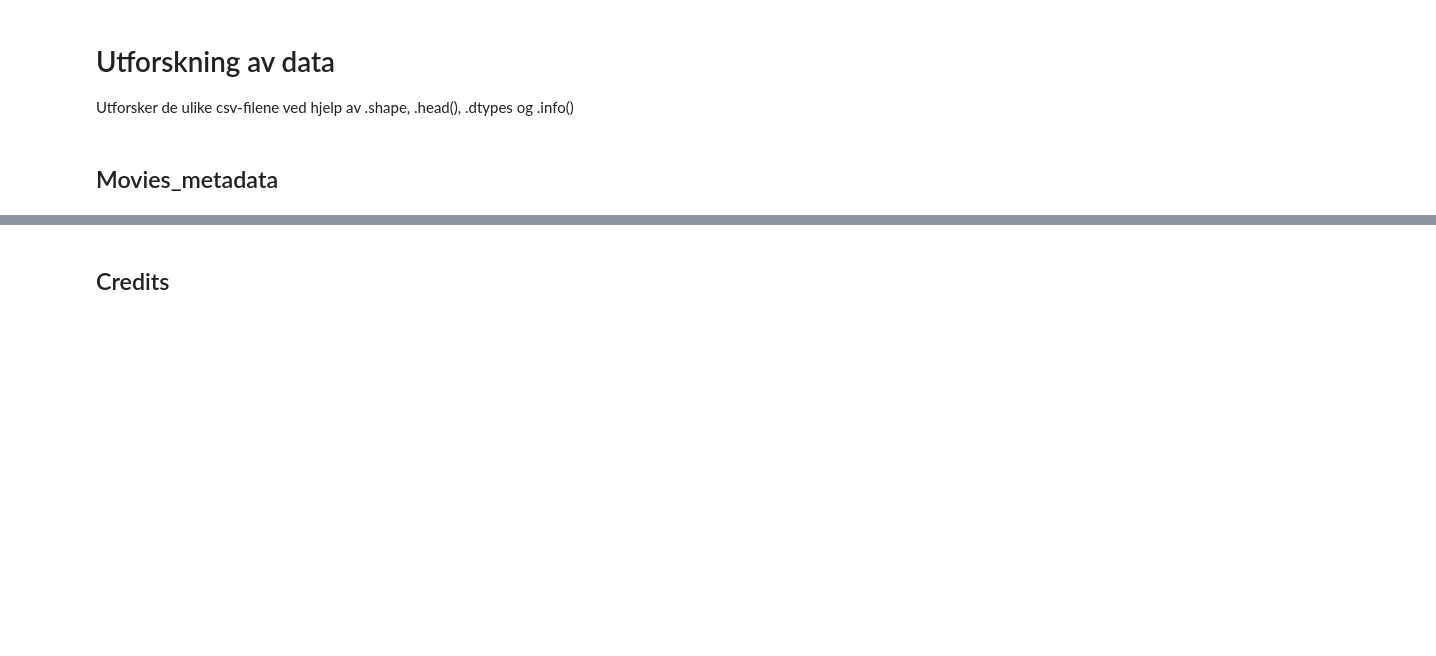
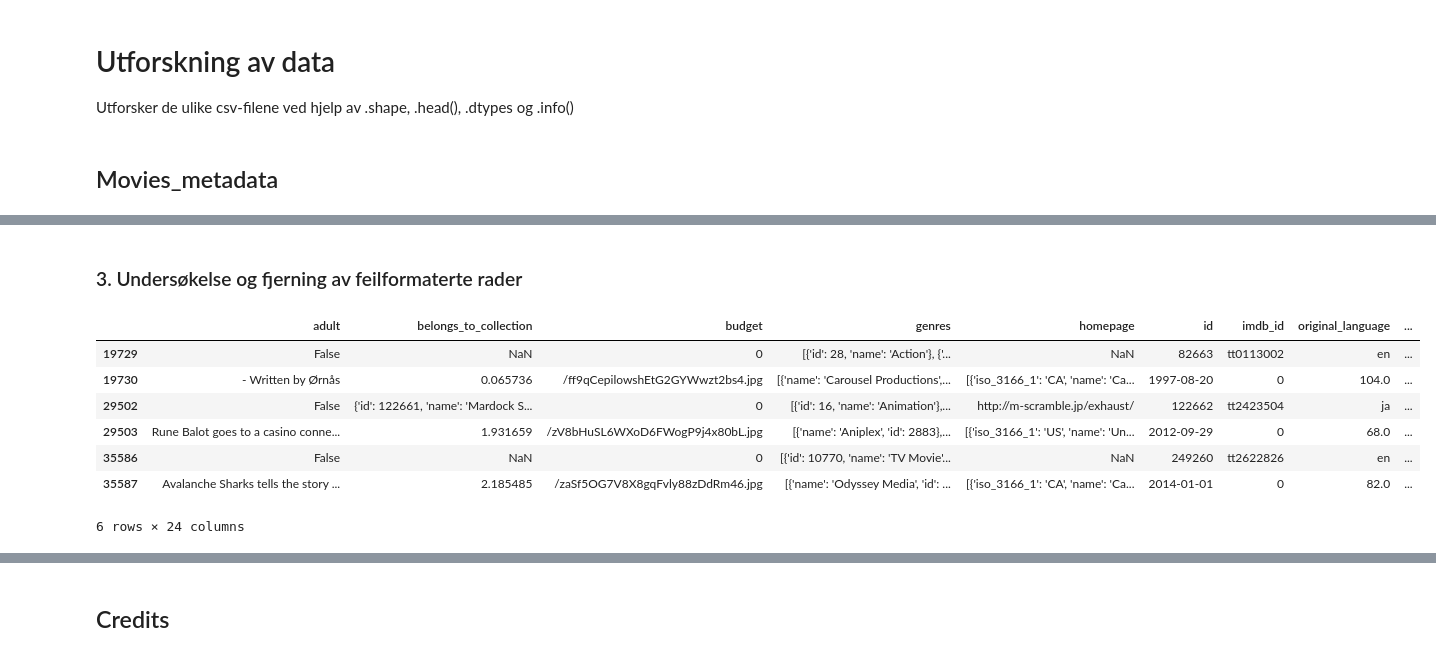
Before and after one commit to didrikjensen/sdd_assignment_3, a Jupyter notebook: eda_tahir.ipynb, the cells around one changed output, grey strips where cells are left out. Saved outputs shown, nothing was run; the diff lists cells and outputs as text; code cells hidden in the pictures; blank space fills up the shorter version.

```diff
--- a/eda_tahir.ipynb
+++ b/eda_tahir.ipynb
@@ -60,0 +131,13 @@ df_movie_metadata.info()
+# %% [markdown]
+### 3. Undersøkelse og fjerning av feilformaterte rader
+# %%
+df_movie_metadata[df_movie_metadata["title"].isna()]
+# %% [output]
+|  | adult | belongs_to_collection | budget | genres | homepage | id | imdb_id | original_language | ... |
+| 19729 | False | NaN | 0 | [{'id': 28, 'name': 'Action'}, {'... | NaN | 82663 | tt0113002 | en | ... |
+| 19730 | - Written by Ørnås | 0.065736 | /ff9qCepilowshEtG2GYWwzt2bs4.jpg | [{'name': 'Carousel Productions',... | [{'iso_3166_1': 'CA', 'name': 'Ca... | 1997-08-20 | 0 | 104.0 | ... |
+| 29502 | False | {'id': 122661, 'name': 'Mardock S... | 0 | [{'id': 16, 'name': 'Animation'},... | http://m-scramble.jp/exhaust/ | 122662 | tt2423504 | ja | ... |
+| 29503 | Rune Balot goes to a casino conne... | 1.931659 | /zV8bHuSL6WXoD6FWogP9j4x80bL.jpg | [{'name': 'Aniplex', 'id': 2883},... | [{'iso_3166_1': 'US', 'name': 'Un... | 2012-09-29 | 0 | 68.0 | ... |
+| 35586 | False | NaN | 0 | [{'id': 10770, 'name': 'TV Movie'... | NaN | 249260 | tt2622826 | en | ... |
+| 35587 | Avalanche Sharks tells the story ... | 2.185485 | /zaSf5OG7V8X8gqFvly88zDdRm46.jpg | [{'name': 'Odyssey Media', 'id': ... | [{'iso_3166_1': 'CA', 'name': 'Ca... | 2014-01-01 | 0 | 82.0 | ... |
+6 rows × 24 columns
```
Also changed, not shown: parts of 56 cells of this notebook.
